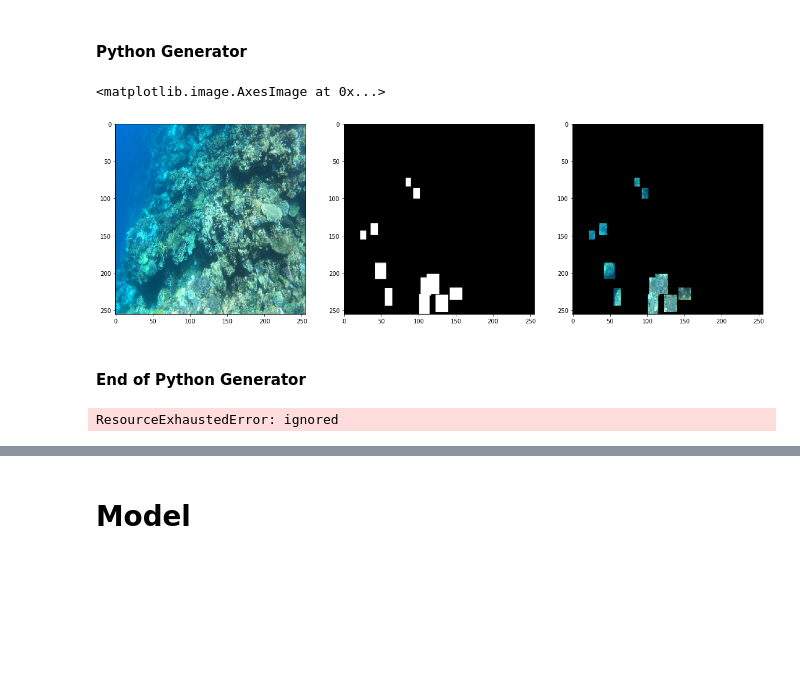
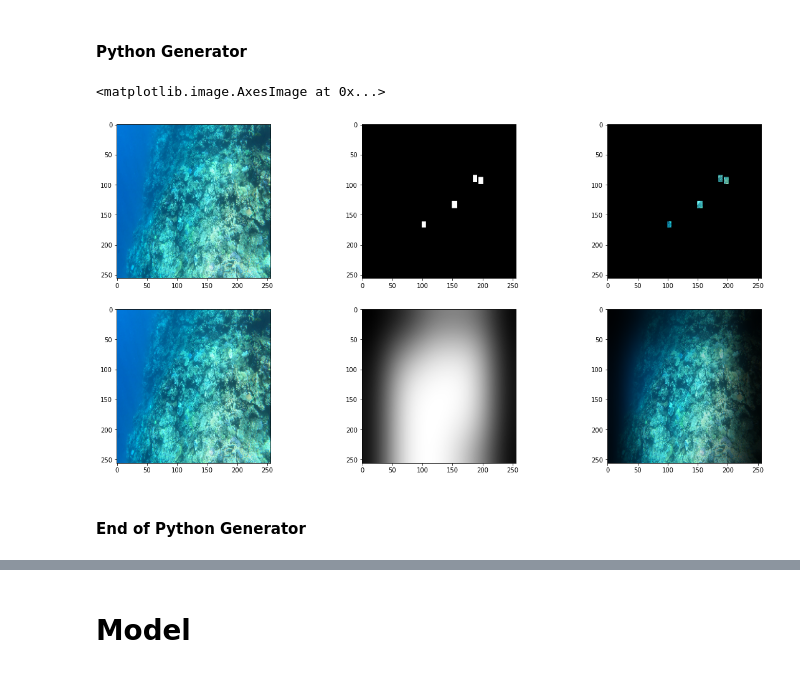
Before and after one commit to stanfidb/kaggle, a Jupyter notebook: starfish.ipynb, the cells around one changed output, grey strips where cells are left out. Saved outputs shown, nothing was run; the diff lists cells and outputs as text; code cells hidden in the pictures; blank space fills up the shorter version.

```diff
--- a/starfish.ipynb
+++ b/starfish.ipynb
@@ -278,12 +309,24 @@ train_gen_ds = Dataset.from_generator(train_gen, args=[0],
+# %%
+focus_level = 10
+sigma = 50.0
+bsz = 32
+train_gen_ds = Dataset.from_generator(train_gen, args=[focus_level, sigma, bsz],
+                                      output_types=output_types,
+                                      output_shapes=output_shapes)
 # %%
 sample = next(iter(train_gen_ds))
-grad_mask = sample['grad_mask']
+base_mask = sample['base_mask']
+smooth_mask = sample['smooth_mask']
 image = sample['image']
 
-fig, axs = plt.subplots(1,3, figsize=(20,10)); axs = axs.flatten()
+fig, axs = plt.subplots(2,3, figsize=(20,10)); axs = axs.flatten()
 axs[0].imshow(image)
-axs[1].imshow(grad_mask[..., 0], cmap='gray')
-axs[2].imshow(image * grad_mask)
+axs[1].imshow(base_mask[..., 0], cmap='gray')
+axs[2].imshow(image * base_mask)
+
+axs[3].imshow(image)
+axs[4].imshow(smooth_mask[..., 0], cmap='gray')
+axs[5].imshow(image * smooth_mask)
 # %% [output]
 <matplotlib.image.AxesImage at 0x...>
-[figure, old version]
+[figure, new version]
@@ -321,4 +336,0 @@ def temp(annotations):
-# %%
-temp(t_ann).shape
-# %% [output]
-ResourceExhaustedError: ignored
```
Also changed, not shown: parts of 32 cells of this notebook.
